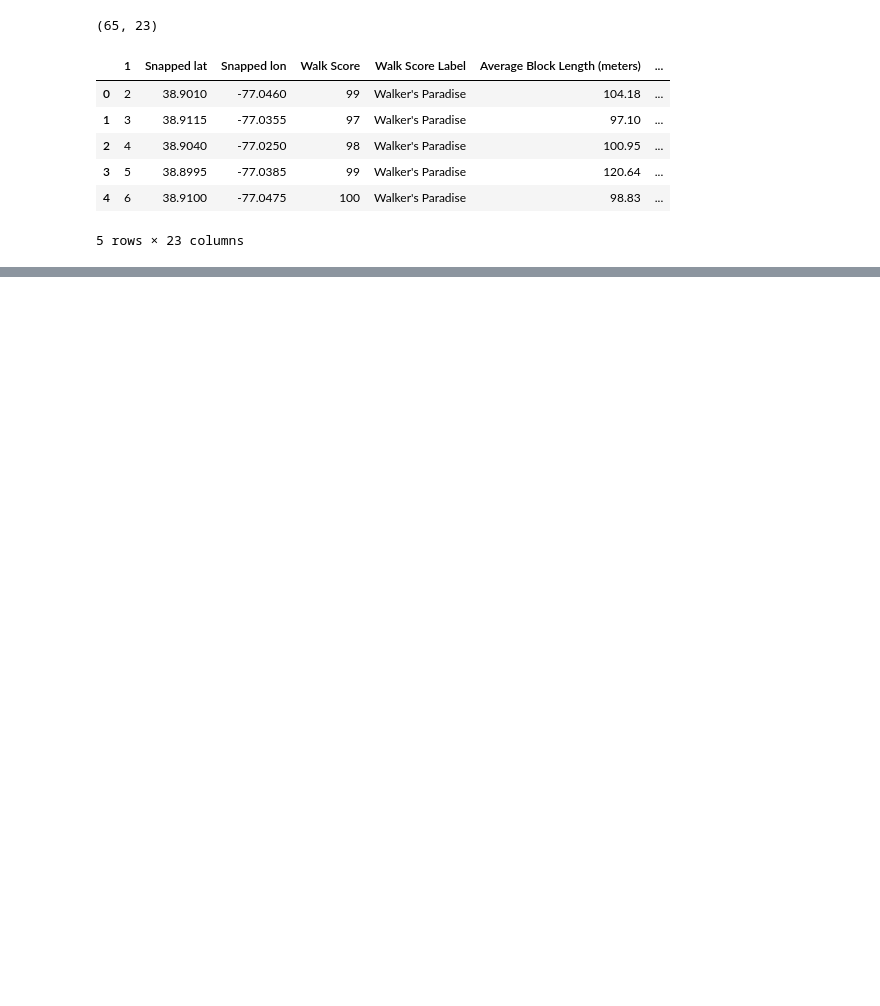
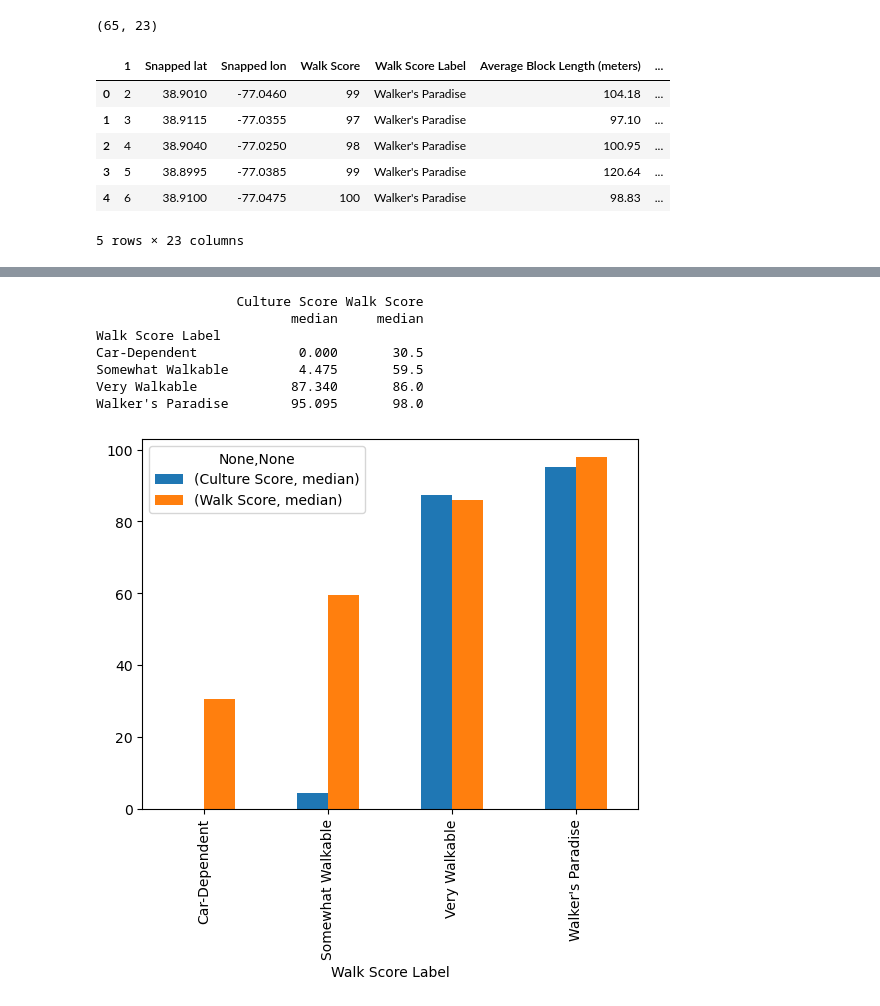
Before and after one commit to Takosaga/us_walkability, a Jupyter notebook: notebooks/mvp.ipynb, the cells around one changed output, grey strips where cells are left out. Saved outputs shown, nothing was run; the diff lists cells and outputs as text; code cells hidden in the pictures; blank space fills up the shorter version.

```diff
--- a/notebooks/mvp.ipynb
+++ b/notebooks/mvp.ipynb
@@ -29,3 +62,17 @@ data.head()
+# %%
+print(data.groupby("Walk Score Label")[["Culture Score","Walk Score"]].agg({'median'}))
+
+data.groupby("Walk Score Label")[["Culture Score","Walk Score"]].agg({'median'}).plot.bar()
+plt.show()
+# %% [output]
+                  Culture Score Walk Score
+                         median     median
+Walk Score Label
+Car-Dependent             0.000       30.5
+Somewhat Walkable         4.475       59.5
+Very Walkable            87.340       86.0
+Walker's Paradise        95.095       98.0
+[figure, added]
 # %%
 
 color_scale = [(0, "red"), (1, "green")]
```
Also changed, not shown: parts of 5 cells of this notebook.
